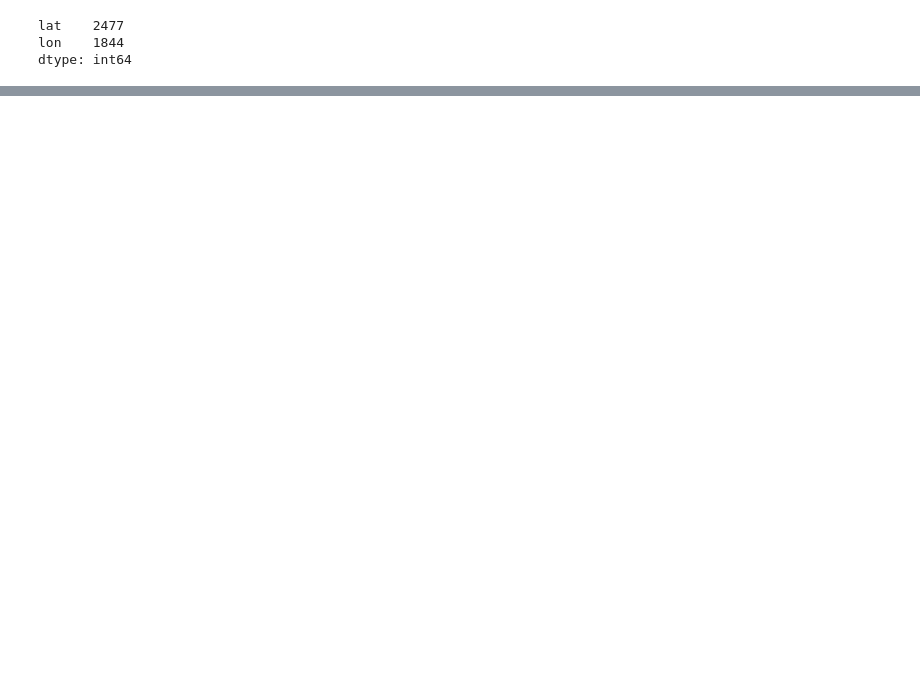
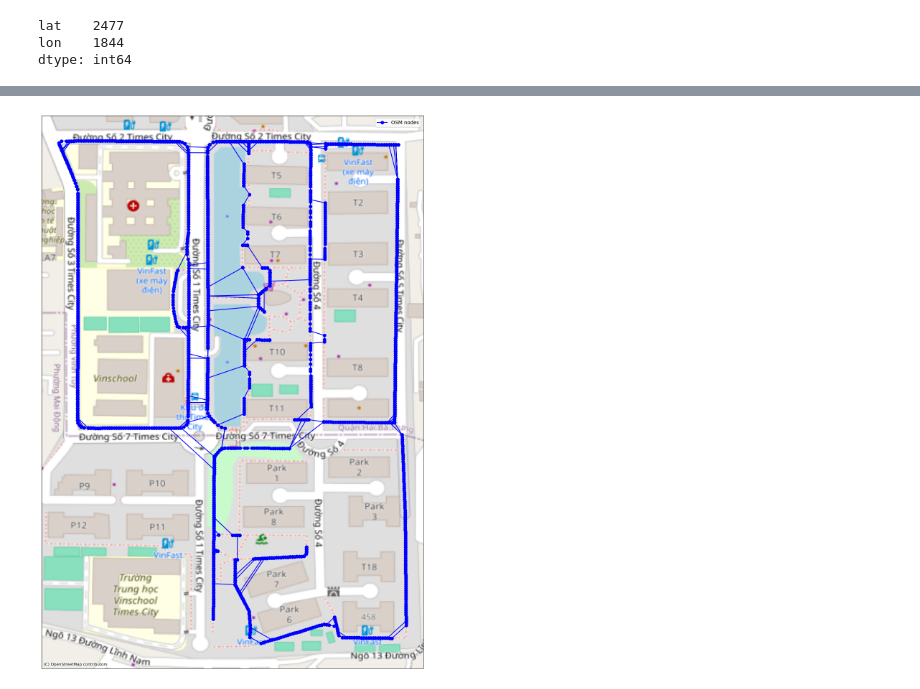
Before and after one commit to evgeniyarbatov/correct-gpx-location, a Jupyter notebook: notebooks/Closest Point.ipynb, the cells around one changed output, grey strips where cells are left out. Saved outputs shown, nothing was run; the diff lists cells and outputs as text; code cells hidden in the pictures; blank space fills up the shorter version.

```diff
--- a/notebooks/Closest Point.ipynb
+++ b/notebooks/Closest Point.ipynb
@@ -136,3 +136,17 @@ plot(gpx_df)
+# %%
+def plot_node_route(df):
+    plt.figure(figsize=(30, 20))
+    plt.plot(df['node_lon'], df['node_lat'], color='blue', marker='o', label='OSM nodes')
+    ctx.add_basemap(plt.gca(), crs='EPSG:4326', source=ctx.providers.OpenStreetMap.Mapnik)
+    plt.legend()
+    plt.xticks([], [])
+    plt.yticks([], [])
+    plt.tick_params(axis='both', which='both', bottom=False, top=False, left=False, right=False)
+    plt.show()
+
+plot_node_route(gpx_df)
+# %% [output]
+[figure, added]
 # %%
 gpx_df['node_lat_shifted'] = gpx_df['node_lat'].shift()
 gpx_df['node_lon_shifted'] = gpx_df['node_lon'].shift()
```
Also changed, not shown: parts of 6 cells of this notebook, 2 other files.
